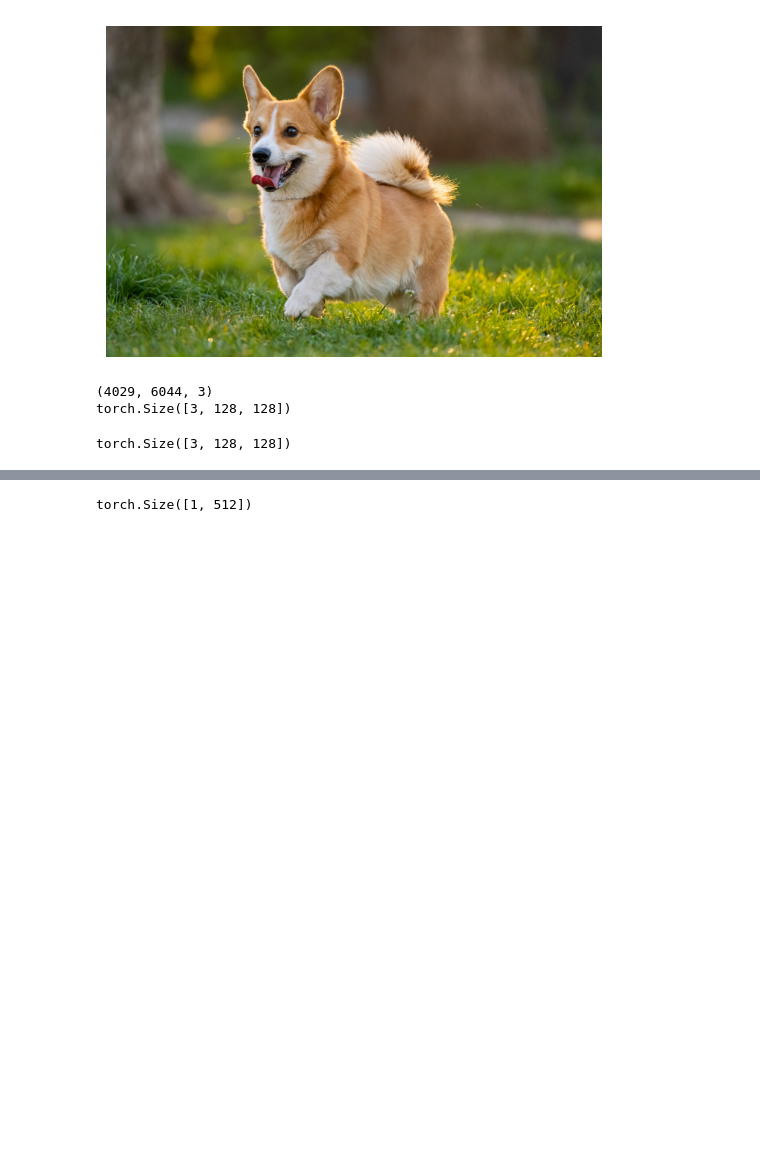
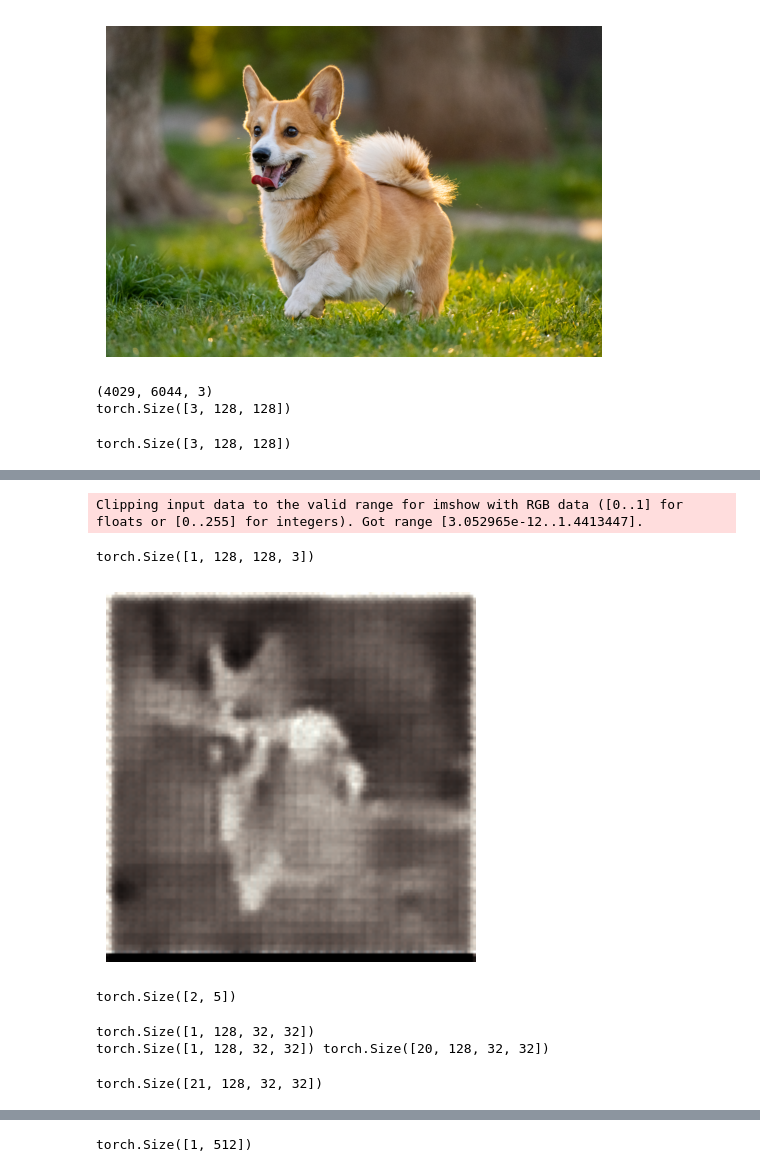
Before and after one commit to Ishushan02/Text-To-Video-Generation, a Jupyter notebook: 2_model_preparation.ipynb, the cells around one changed output, grey strips where cells are left out. Cells and saved outputs as stored; diff of their text form; code cells hidden in the pictures; blank space fills up the shorter version.

```diff
--- a/2_model_preparation.ipynb
+++ b/2_model_preparation.ipynb
@@ -60,0 +101,42 @@ torch.Size([1, 128, 128, 3])
+# %%
+modelValA = torch.load("models/VQVAE-GIF-thread-3.pt", map_location=torch.device('cpu'))
+modelA.load_state_dict(modelValA)
+with torch.inference_mode():
+    encodedImage = modelA.encodeImage(tensorFrames.unsqueeze(0), )
+    decodedImage = modelA.decodeImage(encodedImage)
+
+decodedImage = rearrange(decodedImage, 'b c h w -> b h w c')
+npImage = (decodedImage * 255.0).squeeze().squeeze().detach().numpy()
+print(decodedImage.shape)
+plt.imshow(npImage)
+plt.axis('off')
+plt.show()
+# %% [output]
+Clipping input data to the valid range for imshow with RGB data ([0..1] for floats or [0..255] for integers). Got range [3.052965e-12..1.4413447].
+torch.Size([1, 128, 128, 3])
+[figure, added]
+# %%
+p = []
+a = torch.tensor(np.array([1,2,3,4,5]))
+p.append(a)
+a = torch.tensor(np.array([1,2,3,4,5]))
+p.append(a)
+
+p = torch.stack(p, dim=0)
+p.shape
+# %% [output]
+torch.Size([2, 5])
+# %%
+fallback = torch.zeros((256, 256, 3))
+encodedImage = modelA.encodeImage(tensorFrames.unsqueeze(0))
+print(encodedImage.shape)
+
+last_frame = encodedImage[-1:]
+last_frame = last_frame.repeat(20, 1, 1, 1)
+print(encodedImage.shape, last_frame.shape)
+images = torch.concat([encodedImage, last_frame], dim=0)
+images.shape
+# %% [output]
+torch.Size([1, 128, 32, 32])
+torch.Size([1, 128, 32, 32]) torch.Size([20, 128, 32, 32])
+torch.Size([21, 128, 32, 32])
```
Also changed, not shown: parts of 9 cells of this notebook.
